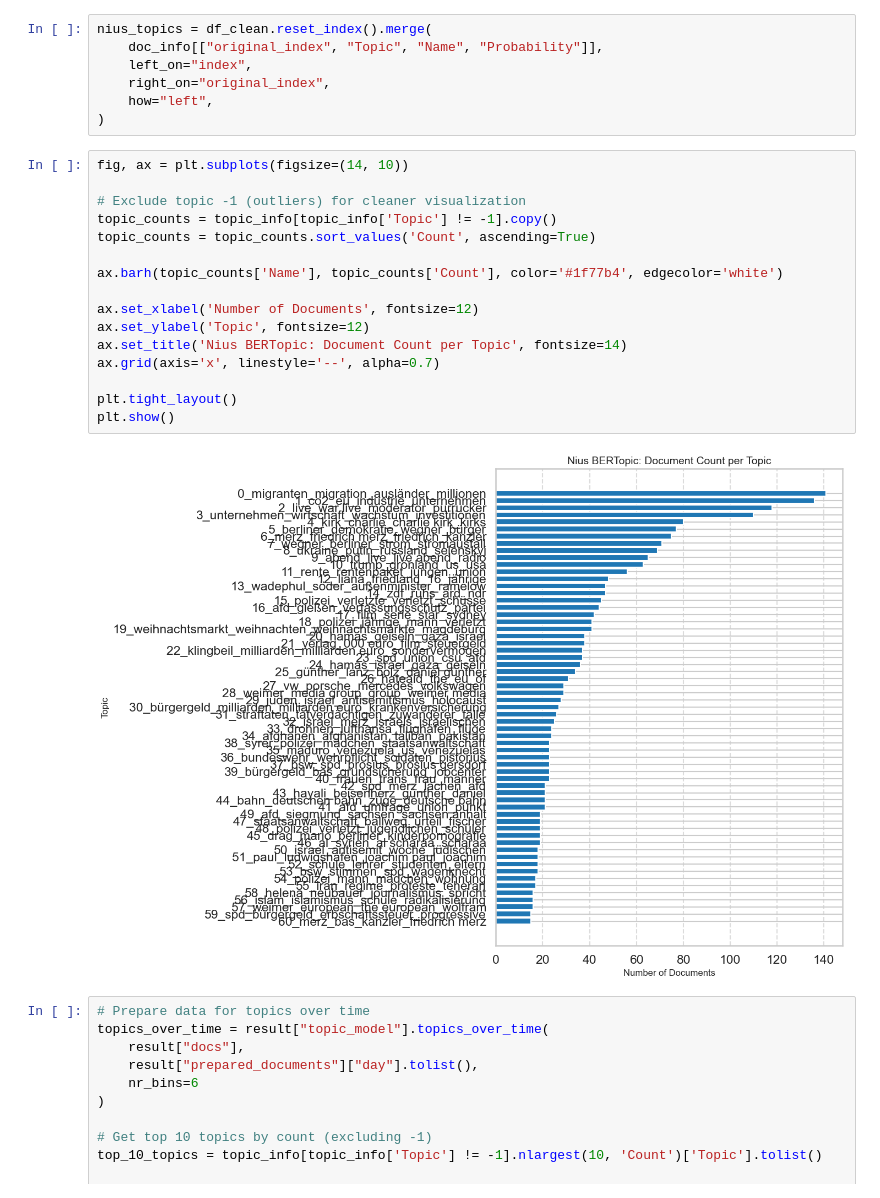
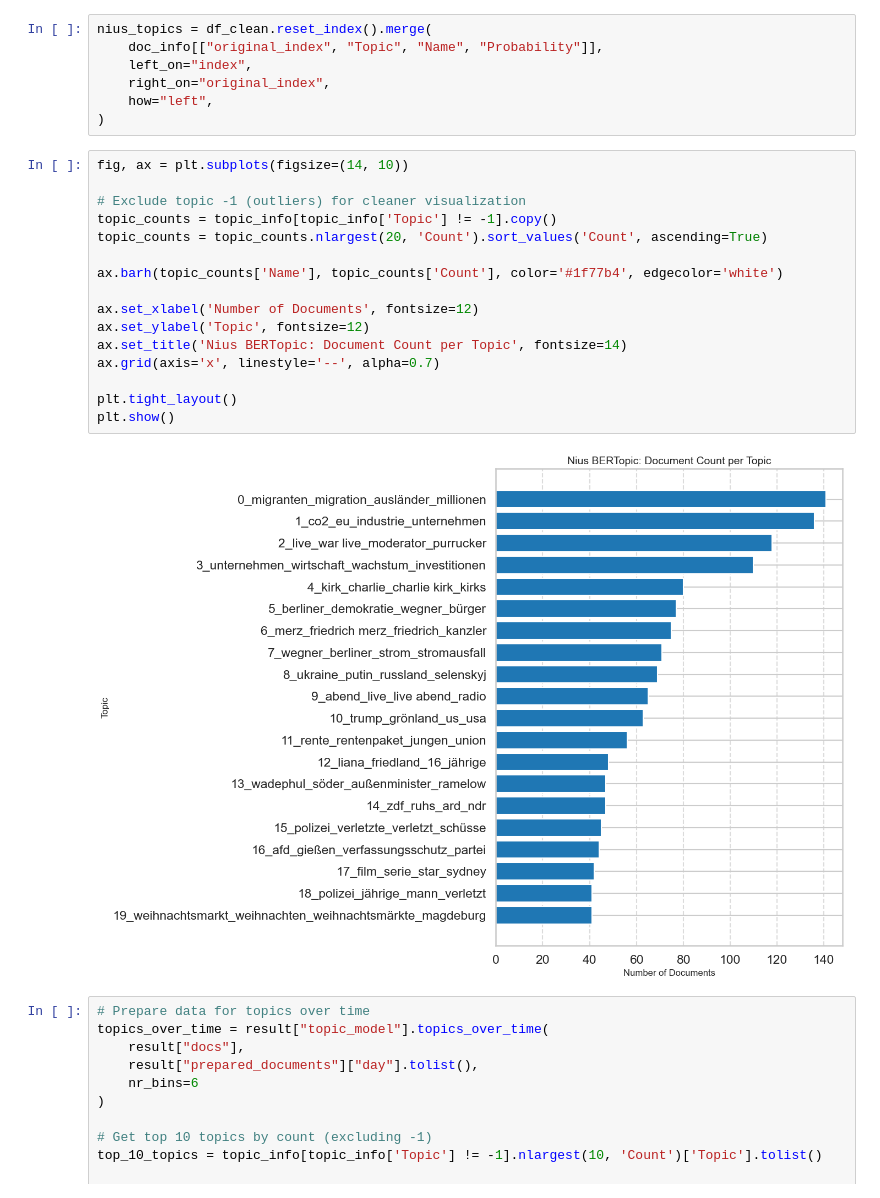
Before and after one commit to mattishaumann/Thesis, a Jupyter notebook: data preprocessing/03_Nius.ipynb, the cells around one changed output. Drawn from its saved outputs; the diff is of its cells as text.

Commit message:
Topic Modeling on Nius und Antispiegel

```diff
--- a/data preprocessing/03_Nius.ipynb
+++ b/data preprocessing/03_Nius.ipynb
@@ -503,21 +529,21 @@ nius_topics = df_clean.reset_index().merge(
 # %%
 fig, ax = plt.subplots(figsize=(14, 10))
 
 # Exclude topic -1 (outliers) for cleaner visualization
 topic_counts = topic_info[topic_info['Topic'] != -1].copy()
-topic_counts = topic_counts.sort_values('Count', ascending=True)
+topic_counts = topic_counts.nlargest(20, 'Count').sort_values('Count', ascending=True)
 
 ax.barh(topic_counts['Name'], topic_counts['Count'], color='#1f77b4', edgecolor='white')
 
 ax.set_xlabel('Number of Documents', fontsize=12)
 ax.set_ylabel('Topic', fontsize=12)
 ax.set_title('Nius BERTopic: Document Count per Topic', fontsize=14)
 ax.grid(axis='x', linestyle='--', alpha=0.7)
 
 plt.tight_layout()
 plt.show()
 # %% [output]
-[figure, old version]
+[figure, new version]
 # %%
 # Prepare data for topics over time
 topics_over_time = result["topic_model"].topics_over_time(
```
Also changed, not shown: parts of 4 cells of this notebook, 1 other file.
